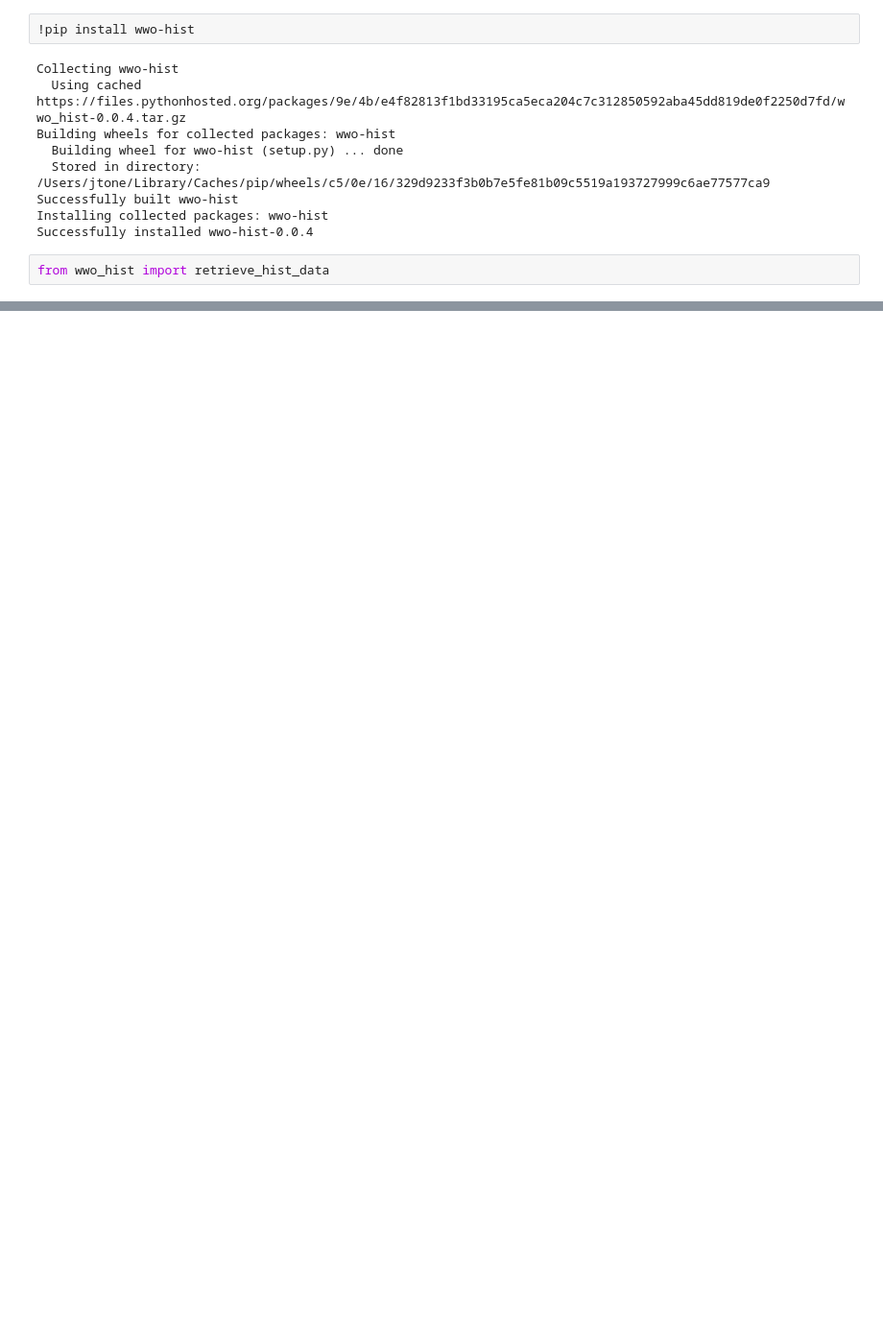
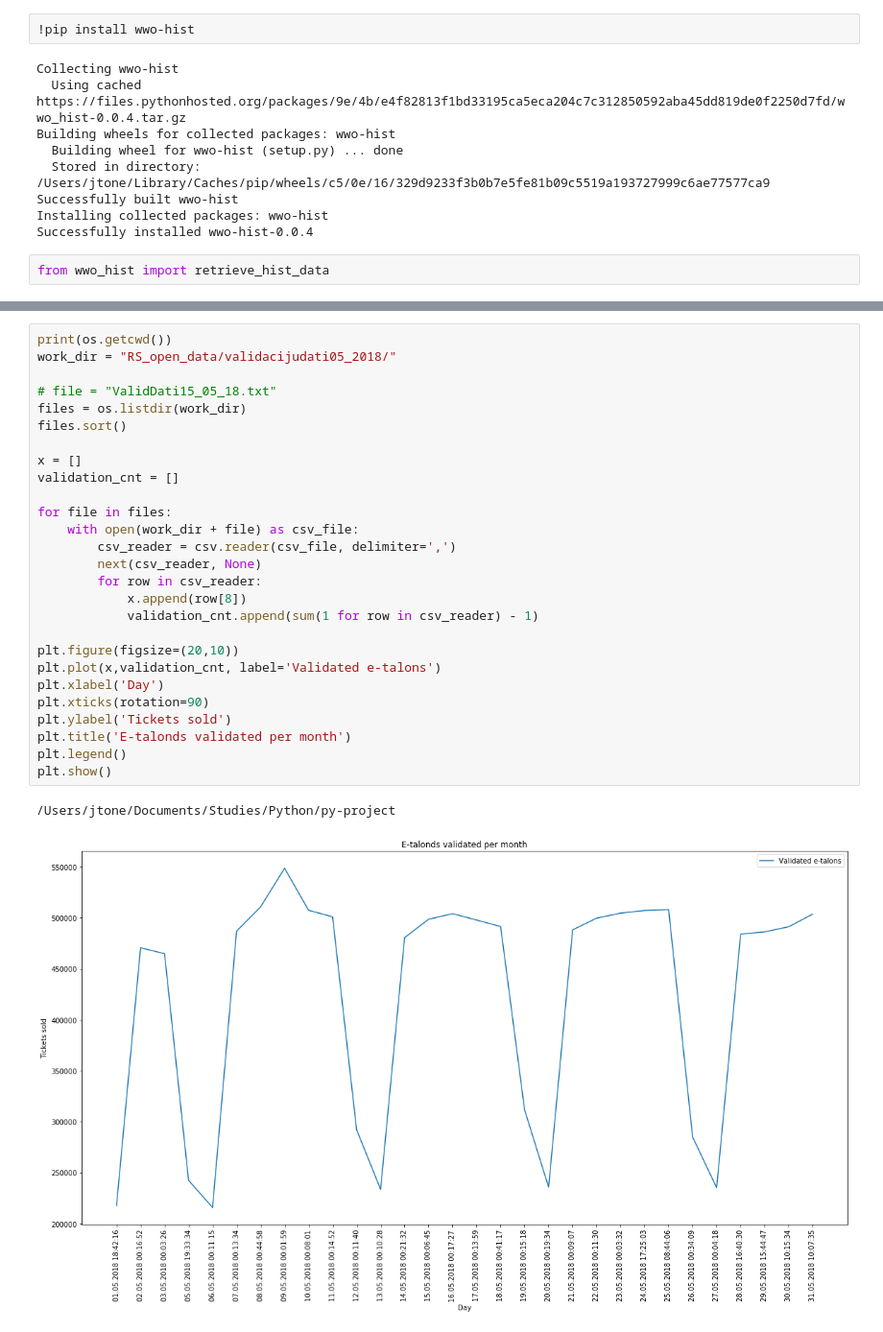
Before and after one commit to bloxey/pysem-2019, a Jupyter notebook: riga_public_transportaion_x_weather.ipynb, the cells around one changed output, grey strips where cells are left out. Shown at 96% size. Drawn from its saved outputs; the diff is of its cells as text; blank space fills up the shorter version.

```diff
--- a/riga_public_transportaion_x_weather.ipynb
+++ b/riga_public_transportaion_x_weather.ipynb
@@ -42,0 +116,30 @@ export riga completed!
+# %%
+print(os.getcwd())
+work_dir = "RS_open_data/validacijudati05_2018/"
+
+# file = "ValidDati15_05_18.txt"
+files = os.listdir(work_dir)
+files.sort()
+
+x = []
+validation_cnt = []
+
+for file in files:
+    with open(work_dir + file) as csv_file:
+        csv_reader = csv.reader(csv_file, delimiter=',')
+        next(csv_reader, None)
+        for row in csv_reader:
+            x.append(row[8])
+            validation_cnt.append(sum(1 for row in csv_reader) - 1)
+
+plt.figure(figsize=(20,10))
+plt.plot(x,validation_cnt, label='Validated e-talons')
+plt.xlabel('Day')
+plt.xticks(rotation=90)
+plt.ylabel('Tickets sold')
+plt.title('E-talonds validated per month')
+plt.legend()
+plt.show()
+# %% [output]
+/Users/jtone/Documents/Studies/Python/py-project
+[figure, added]
```
Also changed, not shown: parts of 13 cells of this notebook, 8 other files.
